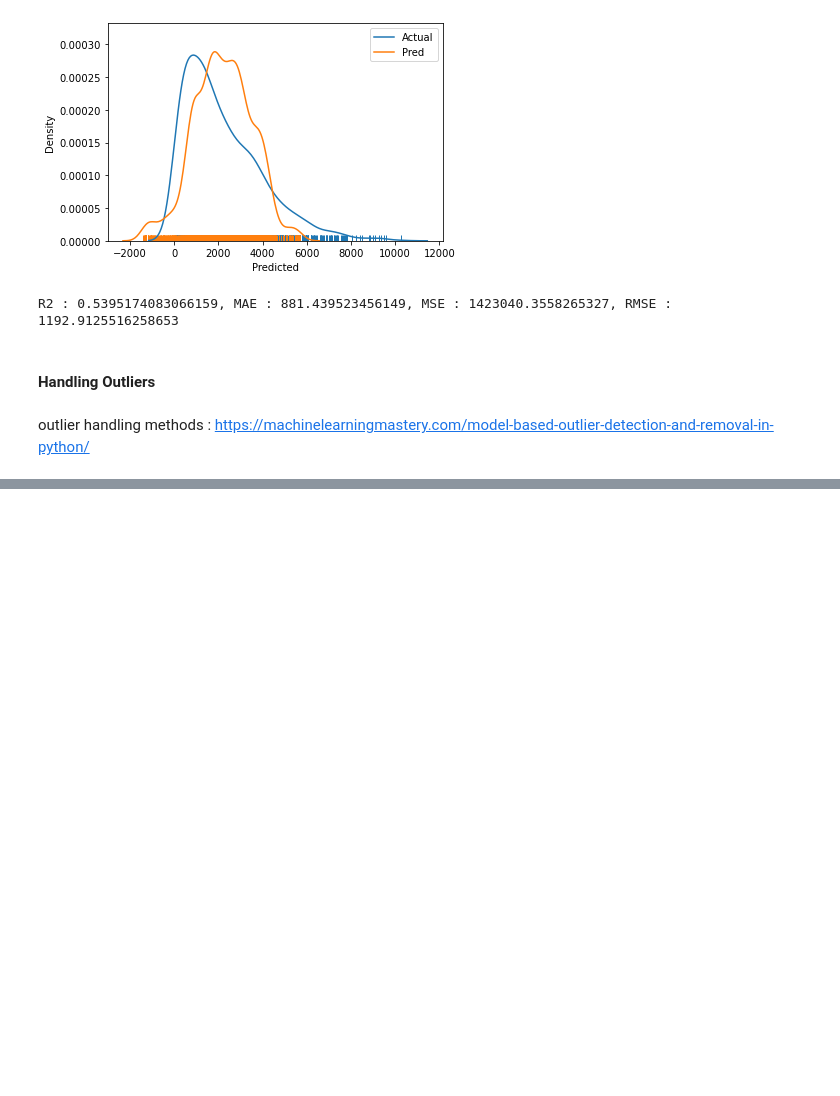
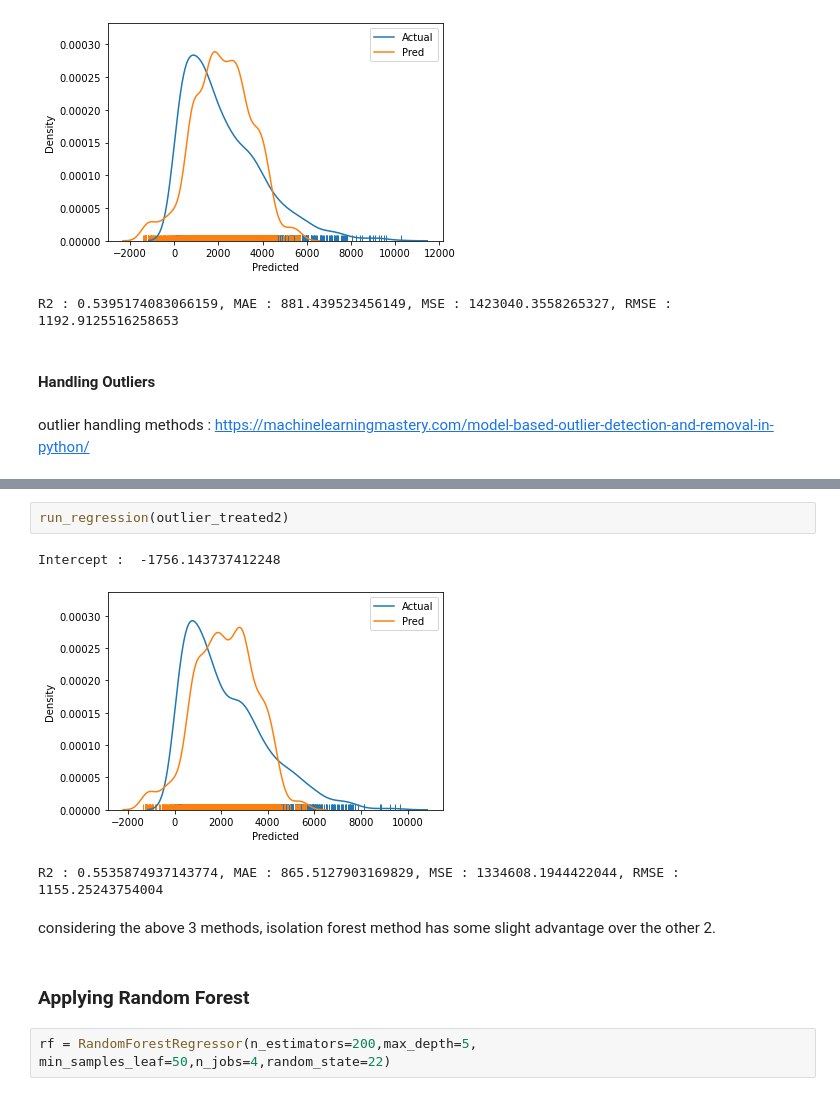
Before and after one commit to kanishkaRandunu/BigMart-Sales-Prediction, a Jupyter notebook: BigMart Sales Prediction model development.ipynb, the cells around one changed output, grey strips where cells are left out. Drawn from its saved outputs; the diff is of its cells as text; blank space fills up the shorter version.

```diff
--- a/BigMart Sales Prediction model development.ipynb
+++ b/BigMart Sales Prediction model development.ipynb
@@ -153,0 +164,12 @@ yhat = ee.fit_predict(X_train)
+# %%
+run_regression(outlier_treated2)
+# %% [output]
+Intercept :  -1756.143737412248
+[figure, added]
+R2 : 0.5535874937143774, MAE : 865.5127903169829, MSE : 1334608.1944422044, RMSE : 1155.25243754004
+# %% [markdown]
+considering the above 3 methods, isolation forest method has some slight advantage over the other 2.
+# %% [markdown]
+### Applying Random Forest
+# %%
+rf = RandomForestRegressor(n_estimators=200,max_depth=5, min_samples_leaf=50,n_jobs=4,random_state=22)
```
Also changed, not shown: parts of 24 cells of this notebook.
